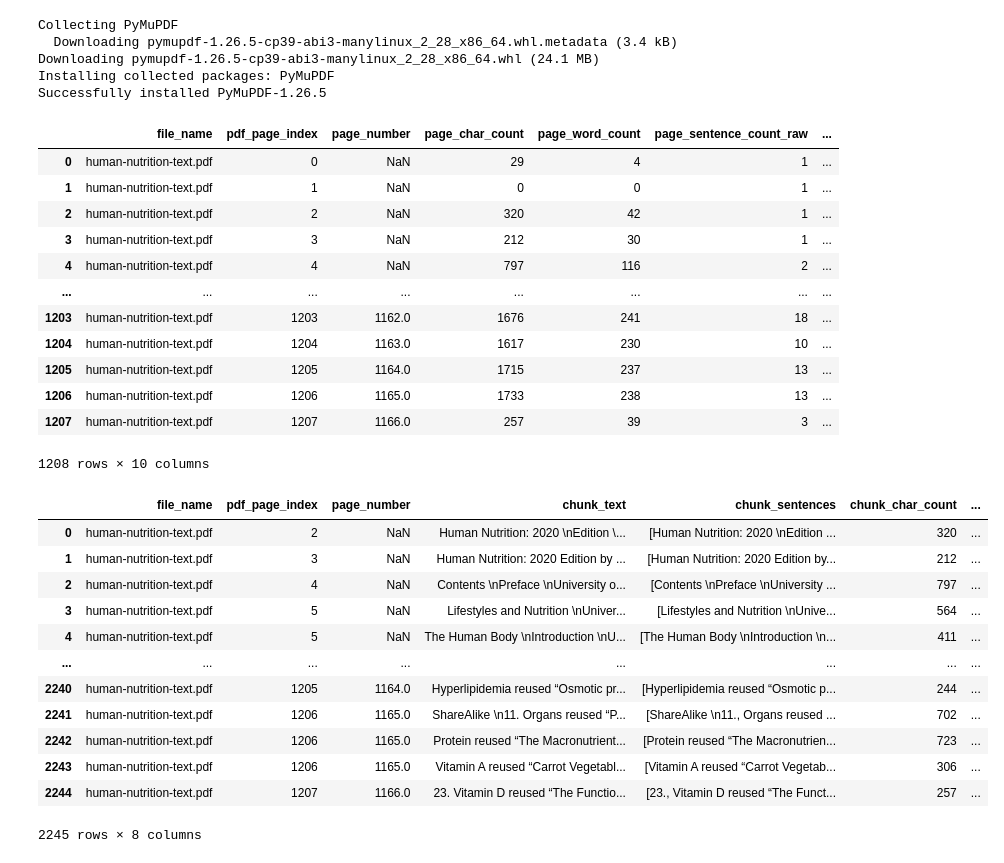
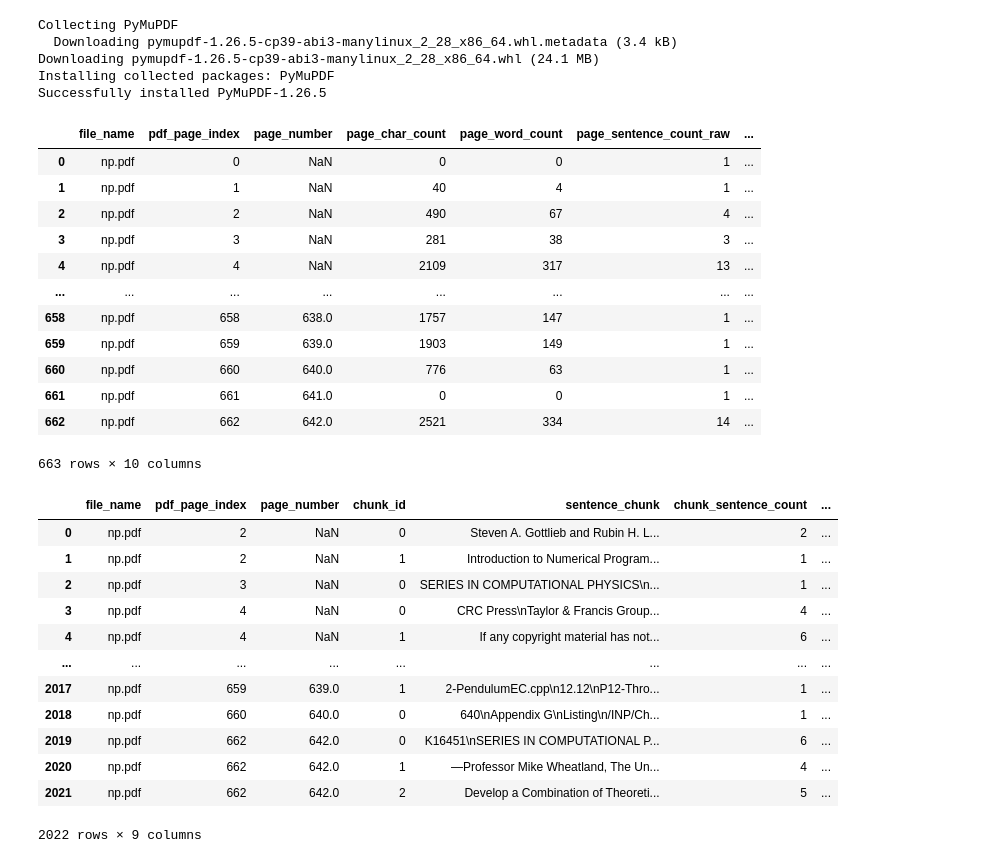
Before and after one commit to nickanely/PDF_RAG_Explorer, a Jupyter notebook: PDF_RAG_Explorer.ipynb, the cells around one changed output. Drawn from its saved outputs; the diff is of its cells as text; code cells hidden in the pictures.

```diff
--- a/PDF_RAG_Explorer.ipynb
+++ b/PDF_RAG_Explorer.ipynb
@@ -103,24 +118,24 @@ def open_and_read_pdf(pdf_path: str) -> list[dict]:
         return content
 
 
-content = open_and_read_pdf("human-nutrition-text.pdf")
-# content = open_and_read_pdf("np.pdf")
+# content = open_and_read_pdf("human-nutrition-text.pdf")
+content = open_and_read_pdf("np.pdf")
 df = pd.DataFrame(content)
 display(df)
 # %% [output]
 |  | file_name | pdf_page_index | page_number | page_char_count | page_word_count | page_sentence_count_raw | ... |
-| 0 | human-nutrition-text.pdf | 0 | NaN | 29 | 4 | 1 | ... |
-| 1 | human-nutrition-text.pdf | 1 | NaN | 0 | 0 | 1 | ... |
-| 2 | human-nutrition-text.pdf | 2 | NaN | 320 | 42 | 1 | ... |
-| 3 | human-nutrition-text.pdf | 3 | NaN | 212 | 30 | 1 | ... |
-| 4 | human-nutrition-text.pdf | 4 | NaN | 797 | 116 | 2 | ... |
+| 0 | np.pdf | 0 | NaN | 0 | 0 | 1 | ... |
+| 1 | np.pdf | 1 | NaN | 40 | 4 | 1 | ... |
+| 2 | np.pdf | 2 | NaN | 490 | 67 | 4 | ... |
+| 3 | np.pdf | 3 | NaN | 281 | 38 | 3 | ... |
+| 4 | np.pdf | 4 | NaN | 2109 | 317 | 13 | ... |
 | ... | ... | ... | ... | ... | ... | ... | ... |
-| 1203 | human-nutrition-text.pdf | 1203 | 1162.0 | 1676 | 241 | 18 | ... |
-| 1204 | human-nutrition-text.pdf | 1204 | 1163.0 | 1617 | 230 | 10 | ... |
-| 1205 | human-nutrition-text.pdf | 1205 | 1164.0 | 1715 | 237 | 13 | ... |
-| 1206 | human-nutrition-text.pdf | 1206 | 1165.0 | 1733 | 238 | 13 | ... |
-| 1207 | human-nutrition-text.pdf | 1207 | 1166.0 | 257 | 39 | 3 | ... |
+| 658 | np.pdf | 658 | 638.0 | 1757 | 147 | 1 | ... |
+| 659 | np.pdf | 659 | 639.0 | 1903 | 149 | 1 | ... |
+| 660 | np.pdf | 660 | 640.0 | 776 | 63 | 1 | ... |
+| 661 | np.pdf | 661 | 641.0 | 0 | 0 | 1 | ... |
+| 662 | np.pdf | 662 | 642.0 | 2521 | 334 | 14 | ... |
-1208 rows × 10 columns
+663 rows × 10 columns
 # %%
 def efficient_chunking(sentences, max_tokens=200, overlap=1):
     """
@@ -177,40 +190,47 @@ def efficient_chunking(sentences, max_tokens=200, overlap=1):
 # %%
 chunked_data_filtered = []
 min_tokens = 30
+max_tokens = 300
+overlap_sentences = 1
 
 for _, row in df.iterrows():
     sentences = row["sentences"]
-    chunks = efficient_chunking(sentences, max_tokens=200, overlap=3)
-    for chunk_sentences in chunks:
-        chunk_text = " ".join(chunk_sentences)
+    chunks = efficient_chunking(sentences, max_tokens=max_tokens, overlap=overlap_sentences)
+
+    for chunk_id, chunk_sentences in enumerate(chunks):
+        chunk_text = " ".join(chunk_sentences).strip()
         chunk_token_count = len(chunk_text)//4
 
         if chunk_token_count < min_tokens:
             continue
+
+
         chunked_data_filtered.append({
             "file_name": row["file_name"],
             "pdf_page_index": row["pdf_page_index"],
             "page_number": row["page_number"],
-            "chunk_text": chunk_text,
-            "chunk_sentences": chunk_sentences,
+            "chunk_id": chunk_id,
+            "sentence_chunk": chunk_text,
+            "chunk_sentence_count": len(chunk_sentences),
             "chunk_char_count": len(chunk_text),
             "chunk_word_count": len(chunk_text.split()),
             "chunk_token_count": chunk_token_count,
         })
 
 df_chunks = pd.DataFrame(chunked_data_filtered)
+
 display(df_chunks)
 # %% [output]
-|  | file_name | pdf_page_index | page_number | chunk_text | chunk_sentences | chunk_char_count | ... |
-| 0 | human-nutrition-text.pdf | 2 | NaN | Human Nutrition: 2020 \nEdition \... | [Human Nutrition: 2020 \nEdition ... | 320 | ... |
-| 1 | human-nutrition-text.pdf | 3 | NaN | Human Nutrition: 2020 Edition by ... | [Human Nutrition: 2020 Edition by... | 212 | ... |
-| 2 | human-nutrition-text.pdf | 4 | NaN | Contents \nPreface \nUniversity o... | [Contents \nPreface \nUniversity ... | 797 | ... |
-| 3 | human-nutrition-text.pdf | 5 | NaN | Lifestyles and Nutrition \nUniver... | [Lifestyles and Nutrition \nUnive... | 564 | ... |
-| 4 | human-nutrition-text.pdf | 5 | NaN | The Human Body \nIntroduction \nU... | [The Human Body \nIntroduction \n... | 411 | ... |
+|  | file_name | pdf_page_index | page_number | chunk_id | sentence_chunk | chunk_sentence_count | ... |
+| 0 | np.pdf | 2 | NaN | 0 | Steven A. Gottlieb and Rubin H. L... | 2 | ... |
+| 1 | np.pdf | 2 | NaN | 1 | Introduction to Numerical Program... | 1 | ... |
+| 2 | np.pdf | 3 | NaN | 0 | SERIES IN COMPUTATIONAL PHYSICS\n... | 1 | ... |
+| 3 | np.pdf | 4 | NaN | 0 | CRC Press\nTaylor & Francis Group... | 4 | ... |
+| 4 | np.pdf | 4 | NaN | 1 | If any copyright material has not... | 6 | ... |
 | ... | ... | ... | ... | ... | ... | ... | ... |
-| 2240 | human-nutrition-text.pdf | 1205 | 1164.0 | Hyperlipidemia reused “Osmotic pr... | [Hyperlipidemia reused “Osmotic p... | 244 | ... |
-| 2241 | human-nutrition-text.pdf | 1206 | 1165.0 | ShareAlike \n11. Organs reused “P... | [ShareAlike \n11., Organs reused ... | 702 | ... |
-| 2242 | human-nutrition-text.pdf | 1206 | 1165.0 | Protein reused “The Macronutrient... | [Protein reused “The Macronutrien... | 723 | ... |
-| 2243 | human-nutrition-text.pdf | 1206 | 1165.0 | Vitamin A reused “Carrot Vegetabl... | [Vitamin A reused “Carrot Vegetab... | 306 | ... |
-| 2244 | human-nutrition-text.pdf | 1207 | 1166.0 | 23. Vitamin D reused “The Functio... | [23., Vitamin D reused “The Funct... | 257 | ... |
+| 2017 | np.pdf | 659 | 639.0 | 1 | 2-PendulumEC.cpp\n12.12\nP12-Thro... | 1 | ... |
+| 2018 | np.pdf | 660 | 640.0 | 0 | 640\nAppendix G\nListing\n/INP/Ch... | 1 | ... |
+| 2019 | np.pdf | 662 | 642.0 | 0 | K16451\nSERIES IN COMPUTATIONAL P... | 6 | ... |
+| 2020 | np.pdf | 662 | 642.0 | 1 | —Professor Mike Wheatland, The Un... | 4 | ... |
+| 2021 | np.pdf | 662 | 642.0 | 2 | Develop a Combination of Theoreti... | 5 | ... |
-2245 rows × 8 columns
+2022 rows × 9 columns
```
Also changed, not shown: parts of 15 cells of this notebook.
